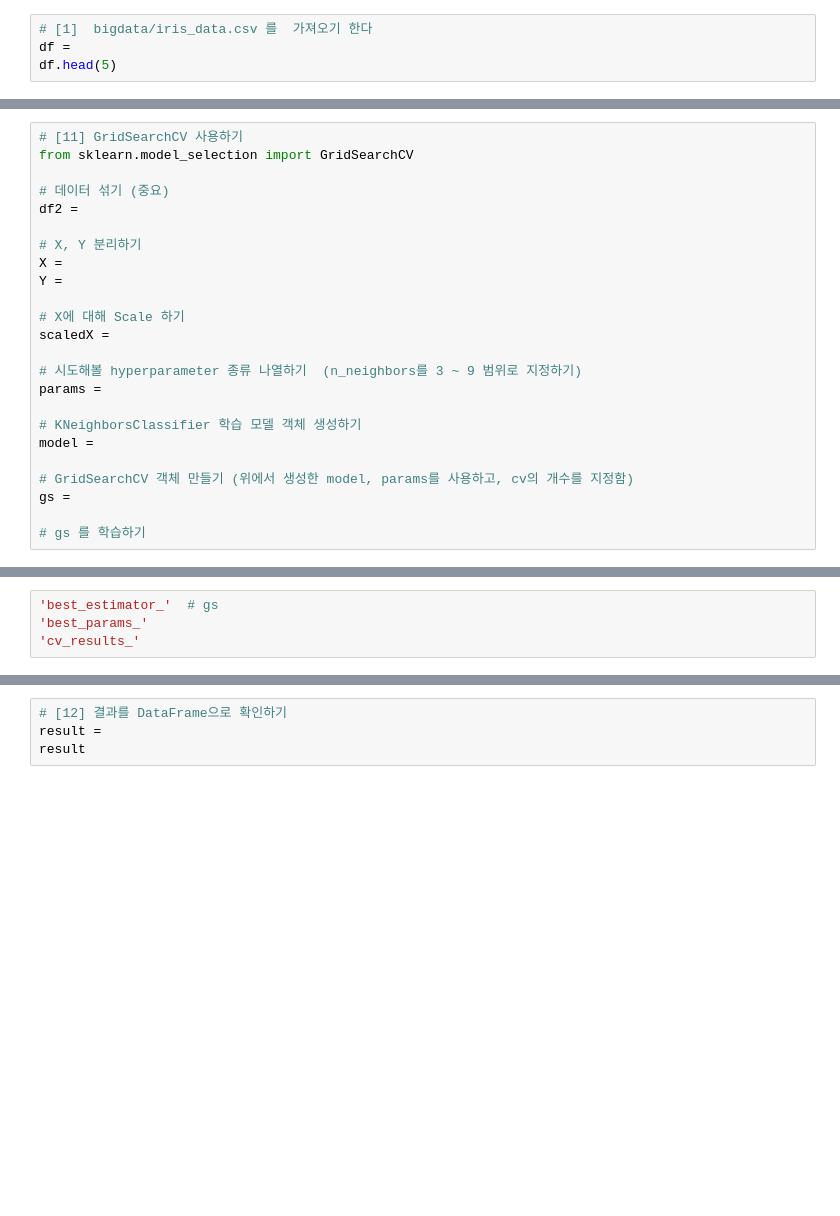
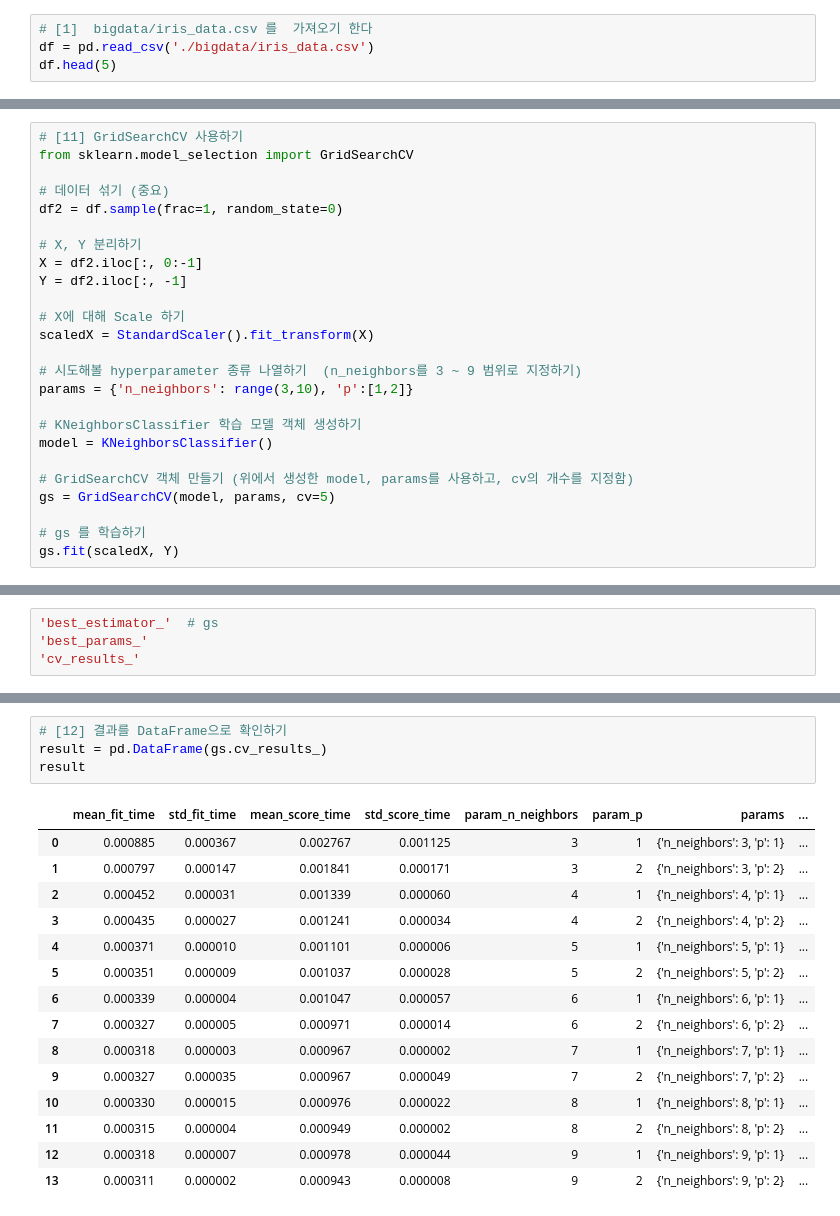
Before and after one commit to steve-park/data-engineering, a Jupyter notebook: 빅분기 실기학습/ML/[ML_02]_Introduction_LAB.ipynb, the cells around one changed output, grey strips where cells are left out. Drawn from its saved outputs; the diff is of its cells as text; blank space fills up the shorter version.

```diff
--- a/빅분기 실기학습/ML/[ML_02]_Introduction_LAB.ipynb
+++ b/빅분기 실기학습/ML/[ML_02]_Introduction_LAB.ipynb
@@ -119,7 +127,7 @@ from sklearn.neighbors import KNeighborsClassifier
 #sklearn.preporcessing.StandardScaler
 # %%
 # [1]  bigdata/iris_data.csv 를  가져오기 한다
-df =
+df = pd.read_csv('./bigdata/iris_data.csv')
 df.head(5)
 # %% [output]
 |  | sepal length (cm) | sepal width (cm) | petal length (cm) | petal width (cm) | target |
@@ -253,22 +399,23 @@ help(KNeighborsClassifier)
 from sklearn.model_selection import GridSearchCV
 
 # 데이터 섞기 (중요)
-df2 =
+df2 = df.sample(frac=1, random_state=0)
 
 # X, Y 분리하기
-X =
-Y =
+X = df2.iloc[:, 0:-1]
+Y = df2.iloc[:, -1]
 
 # X에 대해 Scale 하기
-scaledX =
+scaledX = StandardScaler().fit_transform(X)
 
 # 시도해볼 hyperparameter 종류 나열하기  (n_neighbors를 3 ~ 9 범위로 지정하기)
-params =
+params = {'n_neighbors': range(3,10), 'p':[1,2]}
 
 # KNeighborsClassifier 학습 모델 객체 생성하기
-model =
+model = KNeighborsClassifier()
 
 # GridSearchCV 객체 만들기 (위에서 생성한 model, params를 사용하고, cv의 개수를 지정함)
-gs =
+gs = GridSearchCV(model, params, cv=5)
 
 # gs 를 학습하기
+gs.fit(scaledX, Y)
@@ -284,4 +454,20 @@ print(dir(gs))
 # %%
 # [12] 결과를 DataFrame으로 확인하기
-result =
+result = pd.DataFrame(gs.cv_results_)
 result
+# %% [output]
+|  | mean_fit_time | std_fit_time | mean_score_time | std_score_time | param_n_neighbors | param_p | params | ... |
+| 0 | 0.000885 | 0.000367 | 0.002767 | 0.001125 | 3 | 1 | {'n_neighbors': 3, 'p': 1} | ... |
+| 1 | 0.000797 | 0.000147 | 0.001841 | 0.000171 | 3 | 2 | {'n_neighbors': 3, 'p': 2} | ... |
+| 2 | 0.000452 | 0.000031 | 0.001339 | 0.000060 | 4 | 1 | {'n_neighbors': 4, 'p': 1} | ... |
+| 3 | 0.000435 | 0.000027 | 0.001241 | 0.000034 | 4 | 2 | {'n_neighbors': 4, 'p': 2} | ... |
+| 4 | 0.000371 | 0.000010 | 0.001101 | 0.000006 | 5 | 1 | {'n_neighbors': 5, 'p': 1} | ... |
+| 5 | 0.000351 | 0.000009 | 0.001037 | 0.000028 | 5 | 2 | {'n_neighbors': 5, 'p': 2} | ... |
+| 6 | 0.000339 | 0.000004 | 0.001047 | 0.000057 | 6 | 1 | {'n_neighbors': 6, 'p': 1} | ... |
+| 7 | 0.000327 | 0.000005 | 0.000971 | 0.000014 | 6 | 2 | {'n_neighbors': 6, 'p': 2} | ... |
+| 8 | 0.000318 | 0.000003 | 0.000967 | 0.000002 | 7 | 1 | {'n_neighbors': 7, 'p': 1} | ... |
+| 9 | 0.000327 | 0.000035 | 0.000967 | 0.000049 | 7 | 2 | {'n_neighbors': 7, 'p': 2} | ... |
+| 10 | 0.000330 | 0.000015 | 0.000976 | 0.000022 | 8 | 1 | {'n_neighbors': 8, 'p': 1} | ... |
+| 11 | 0.000315 | 0.000004 | 0.000949 | 0.000002 | 8 | 2 | {'n_neighbors': 8, 'p': 2} | ... |
+| 12 | 0.000318 | 0.000007 | 0.000978 | 0.000044 | 9 | 1 | {'n_neighbors': 9, 'p': 1} | ... |
+| 13 | 0.000311 | 0.000002 | 0.000943 | 0.000008 | 9 | 2 | {'n_neighbors': 9, 'p': 2} | ... |
```
Also changed, not shown: parts of 33 cells of this notebook, 3 other files.
